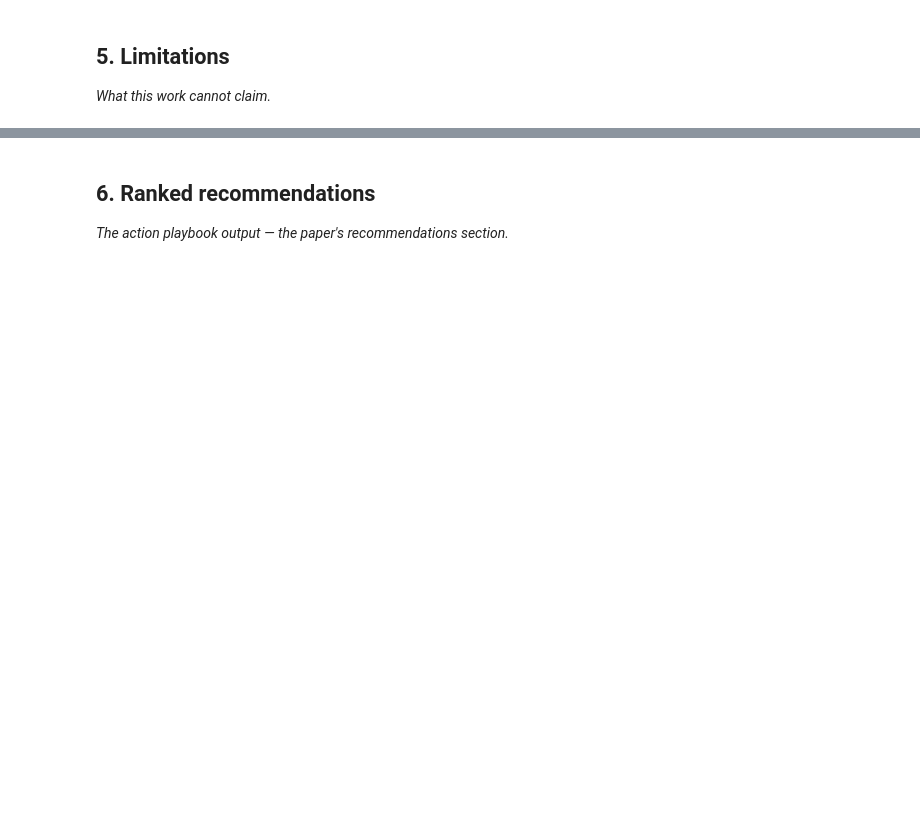
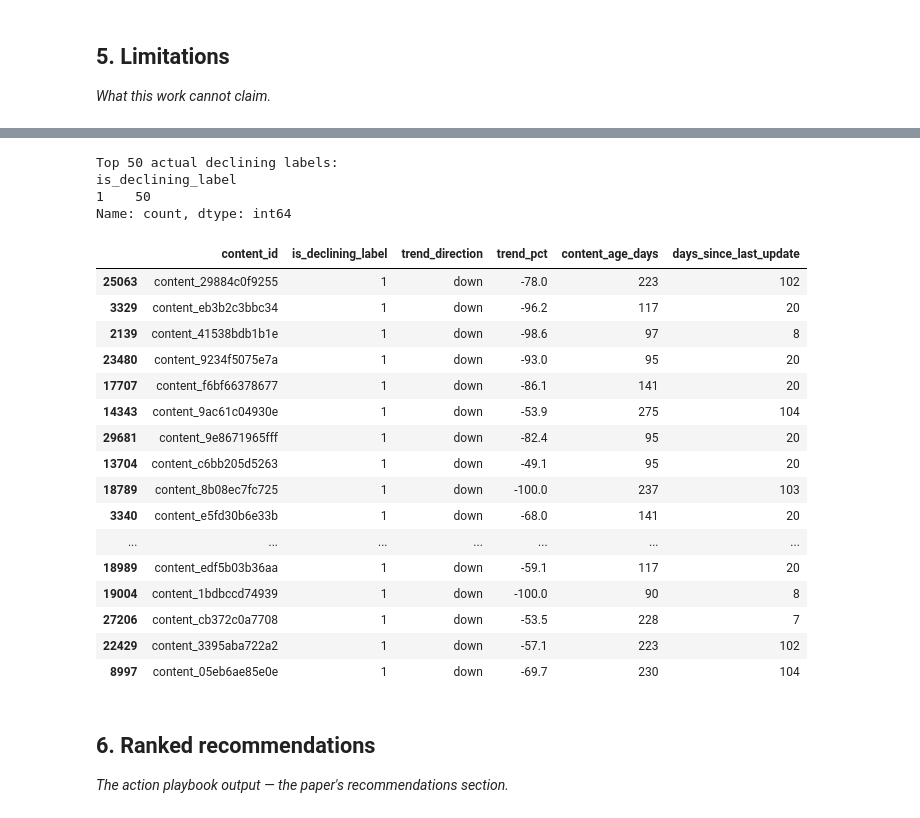
Before and after one commit to Duchalsoham12/flyrank-ml-internship, a Jupyter notebook: work/notebooks/capstone.ipynb, the cells around one changed output, grey strips where cells are left out. Drawn from its saved outputs; the diff is of its cells as text; code cells hidden in the pictures; blank space fills up the shorter version.

```diff
--- a/work/notebooks/capstone.ipynb
+++ b/work/notebooks/capstone.ipynb
@@ -29,3 +375,43 @@ This skeleton is yours to fill. Work the sections **in order** — each one has
+# %%
+top50 = test.iloc[np.argsort(pred_prob)[::-1][:50]].copy()
+
+print("Top 50 actual declining labels:")
+print(top50["is_declining_label"].value_counts())
+
+display(
+    top50[
+        [
+            "content_id",
+            "is_declining_label",
+            "trend_direction",
+            "trend_pct",
+            "content_age_days",
+            "days_since_last_update"
+        ]
+    ].head(20)
+)
+# %% [output]
+Top 50 actual declining labels:
+is_declining_label
+1    50
+Name: count, dtype: int64
+|  | content_id | is_declining_label | trend_direction | trend_pct | content_age_days | days_since_last_update |
+| 25063 | content_29884c0f9255 | 1 | down | -78.0 | 223 | 102 |
+| 3329 | content_eb3b2c3bbc34 | 1 | down | -96.2 | 117 | 20 |
+| 2139 | content_41538bdb1b1e | 1 | down | -98.6 | 97 | 8 |
+| 23480 | content_9234f5075e7a | 1 | down | -93.0 | 95 | 20 |
+| 17707 | content_f6bf66378677 | 1 | down | -86.1 | 141 | 20 |
+| 14343 | content_9ac61c04930e | 1 | down | -53.9 | 275 | 104 |
+| 29681 | content_9e8671965fff | 1 | down | -82.4 | 95 | 20 |
+| 13704 | content_c6bb205d5263 | 1 | down | -49.1 | 95 | 20 |
+| 18789 | content_8b08ec7fc725 | 1 | down | -100.0 | 237 | 103 |
+| 3340 | content_e5fd30b6e33b | 1 | down | -68.0 | 141 | 20 |
+| ... | ... | ... | ... | ... | ... | ... |
+| 18989 | content_edf5b03b36aa | 1 | down | -59.1 | 117 | 20 |
+| 19004 | content_1bdbccd74939 | 1 | down | -100.0 | 90 | 8 |
+| 27206 | content_cb372c0a7708 | 1 | down | -53.5 | 228 | 7 |
+| 22429 | content_3395aba722a2 | 1 | down | -57.1 | 223 | 102 |
+| 8997 | content_05eb6ae85e0e | 1 | down | -69.7 | 230 | 104 |
 # %% [markdown]
 ## 6. Ranked recommendations
 
```
Also changed, not shown: parts of 22 cells of this notebook.
